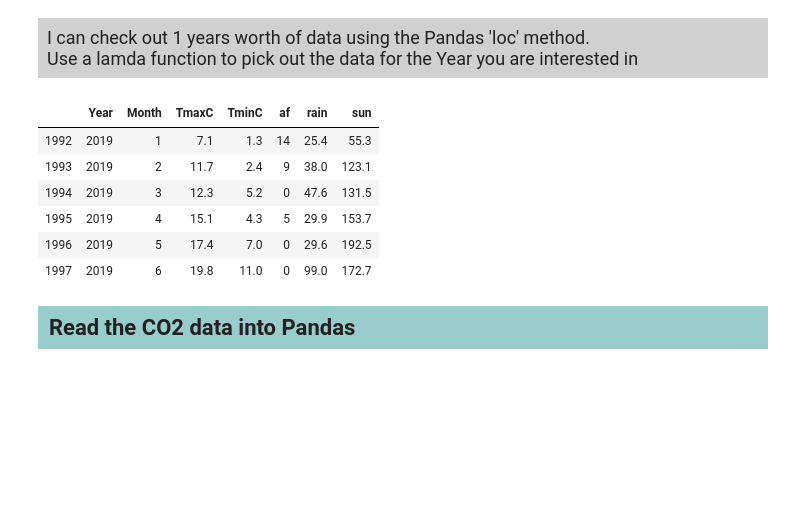
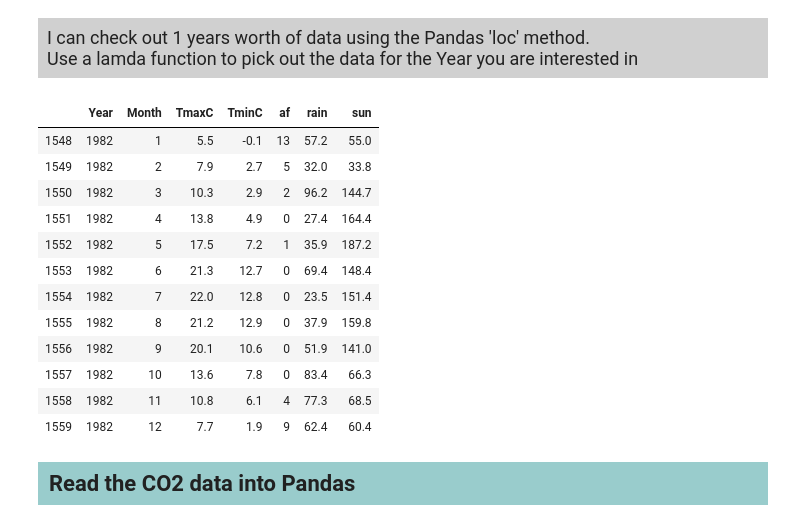
Before and after one commit to GraemeMcMillan/Finn-McCool, a Jupyter notebook: OxfordWeather/oxfordweatherreviewed.ipynb, the cells around one changed output. Saved outputs shown, nothing was run; the diff lists cells and outputs as text; code cells hidden in the pictures; blank space fills up the shorter version.

```diff
--- a/OxfordWeather/oxfordweatherreviewed.ipynb
+++ b/OxfordWeather/oxfordweatherreviewed.ipynb
@@ -133,15 +134,21 @@ dtype: object
            font-size: 18px;
            padding: 0.5em 0.5em'>I can check out 1 years worth of data using the Pandas 'loc' method.<br>Use a lamda function to pick out the data for the Year you are interested in</p>
 # %%
-oweather.loc[lambda oweather: oweather['Year'] == 2019]
+oweather.loc[lambda oweather: oweather['Year'] == 1982]
 # %% [output]
 |  | Year | Month | TmaxC | TminC | af | rain | sun |
-| 1992 | 2019 | 1 | 7.1 | 1.3 | 14 | 25.4 | 55.3 |
-| 1993 | 2019 | 2 | 11.7 | 2.4 | 9 | 38.0 | 123.1 |
-| 1994 | 2019 | 3 | 12.3 | 5.2 | 0 | 47.6 | 131.5 |
-| 1995 | 2019 | 4 | 15.1 | 4.3 | 5 | 29.9 | 153.7 |
-| 1996 | 2019 | 5 | 17.4 | 7.0 | 0 | 29.6 | 192.5 |
-| 1997 | 2019 | 6 | 19.8 | 11.0 | 0 | 99.0 | 172.7 |
+| 1548 | 1982 | 1 | 5.5 | -0.1 | 13 | 57.2 | 55.0 |
+| 1549 | 1982 | 2 | 7.9 | 2.7 | 5 | 32.0 | 33.8 |
+| 1550 | 1982 | 3 | 10.3 | 2.9 | 2 | 96.2 | 144.7 |
+| 1551 | 1982 | 4 | 13.8 | 4.9 | 0 | 27.4 | 164.4 |
+| 1552 | 1982 | 5 | 17.5 | 7.2 | 1 | 35.9 | 187.2 |
+| 1553 | 1982 | 6 | 21.3 | 12.7 | 0 | 69.4 | 148.4 |
+| 1554 | 1982 | 7 | 22.0 | 12.8 | 0 | 23.5 | 151.4 |
+| 1555 | 1982 | 8 | 21.2 | 12.9 | 0 | 37.9 | 159.8 |
+| 1556 | 1982 | 9 | 20.1 | 10.6 | 0 | 51.9 | 141.0 |
+| 1557 | 1982 | 10 | 13.6 | 7.8 | 0 | 83.4 | 66.3 |
+| 1558 | 1982 | 11 | 10.8 | 6.1 | 4 | 77.3 | 68.5 |
+| 1559 | 1982 | 12 | 7.7 | 1.9 | 9 | 62.4 | 60.4 |
 # %% [markdown]
 <p style='background-color: #99CCCC;
            font-size: 22px;
```
Also changed, not shown: parts of 53 cells of this notebook, 1 other file.
